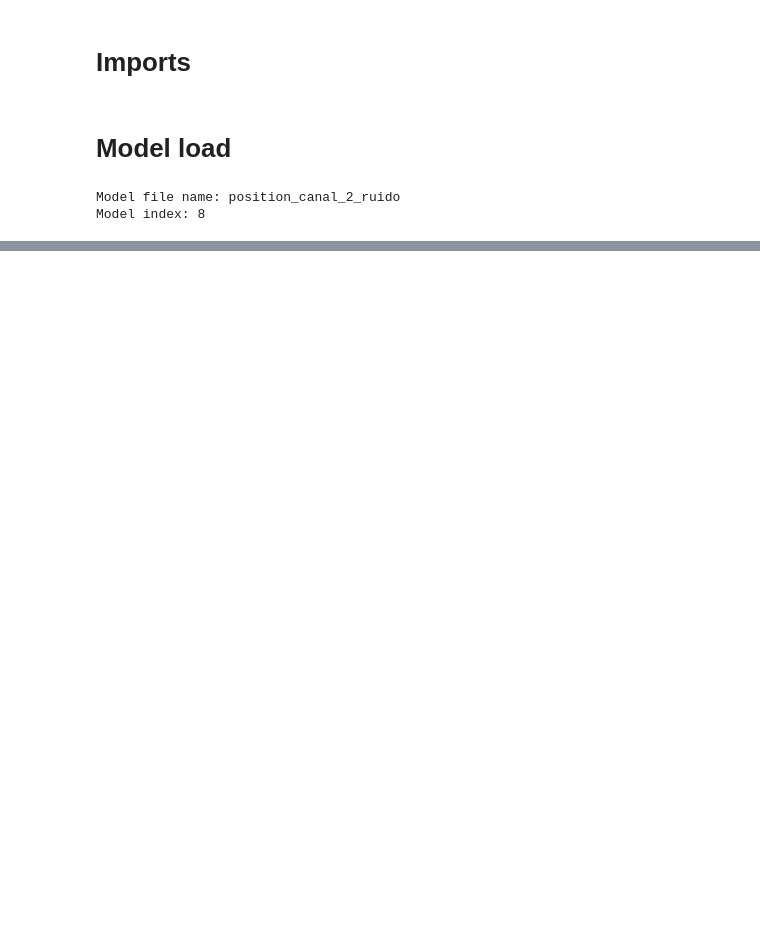
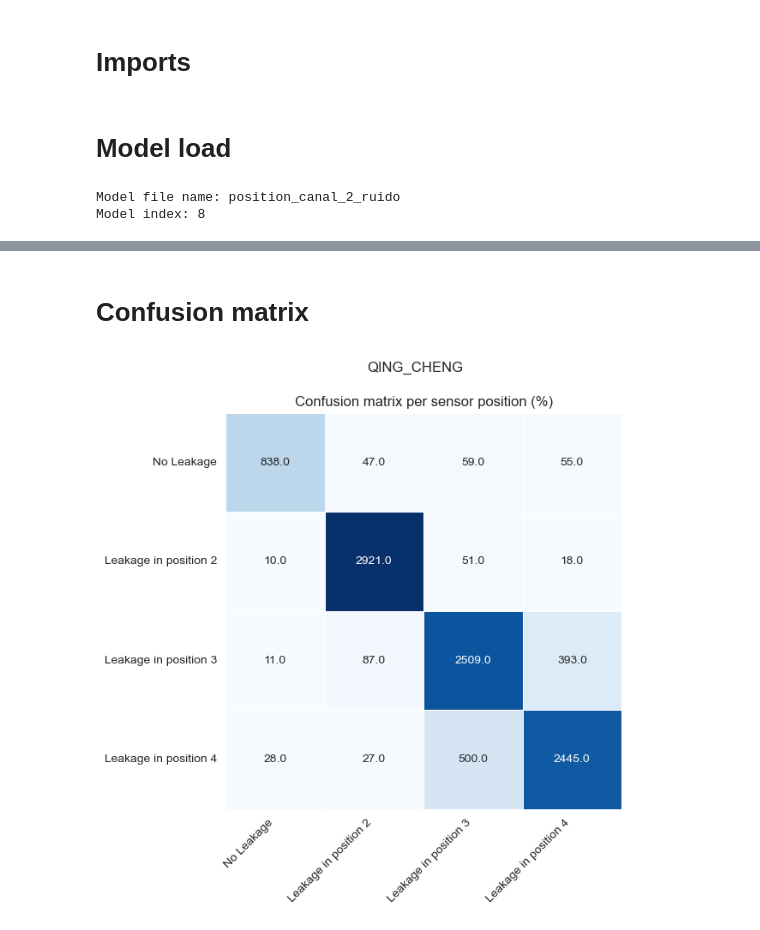
Before and after one commit to lukaltk/TCC-ml, a Jupyter notebook: model_analysis.ipynb, the cells around one changed output, grey strips where cells are left out. Drawn from its saved outputs; the diff is of its cells as text; code cells hidden in the pictures; blank space fills up the shorter version.

```diff
--- a/model_analysis.ipynb
+++ b/model_analysis.ipynb
@@ -41,2 +47,4 @@ y_pred_classes = np.argmax(y_pred, axis=1)
+# %% [markdown]
+# Confusion matrix
 # %%
 conf_matrix = confusion_matrix(y, y_pred_classes)
@@ -43,0 +51,13 @@ conf_matrix_percent = conf_matrix / conf_matrix.sum(axis=1)[:, np.newaxis] * 100
+# %%
+conf_matrix_df = pd.DataFrame(conf_matrix, index=class_labels, columns=class_labels)
+plt.figure(figsize=(8, 6))
+heatmap = sns.heatmap(conf_matrix_df, annot=True, cmap='Blues', fmt='.1f', cbar=False, square=True, linewidths=0.5)
+
+# Rotate x-axis labels by 45 degrees
+heatmap.set_xticklabels(heatmap.get_xticklabels(), rotation=45, ha='right')
+
+plt.title('Confusion matrix per sensor position (%)')
+plt.suptitle(sensor_name.upper())
+plt.show()
+# %% [output]
+[figure, added]
```
Also changed, not shown: parts of 20 cells of this notebook, 1 other file.
